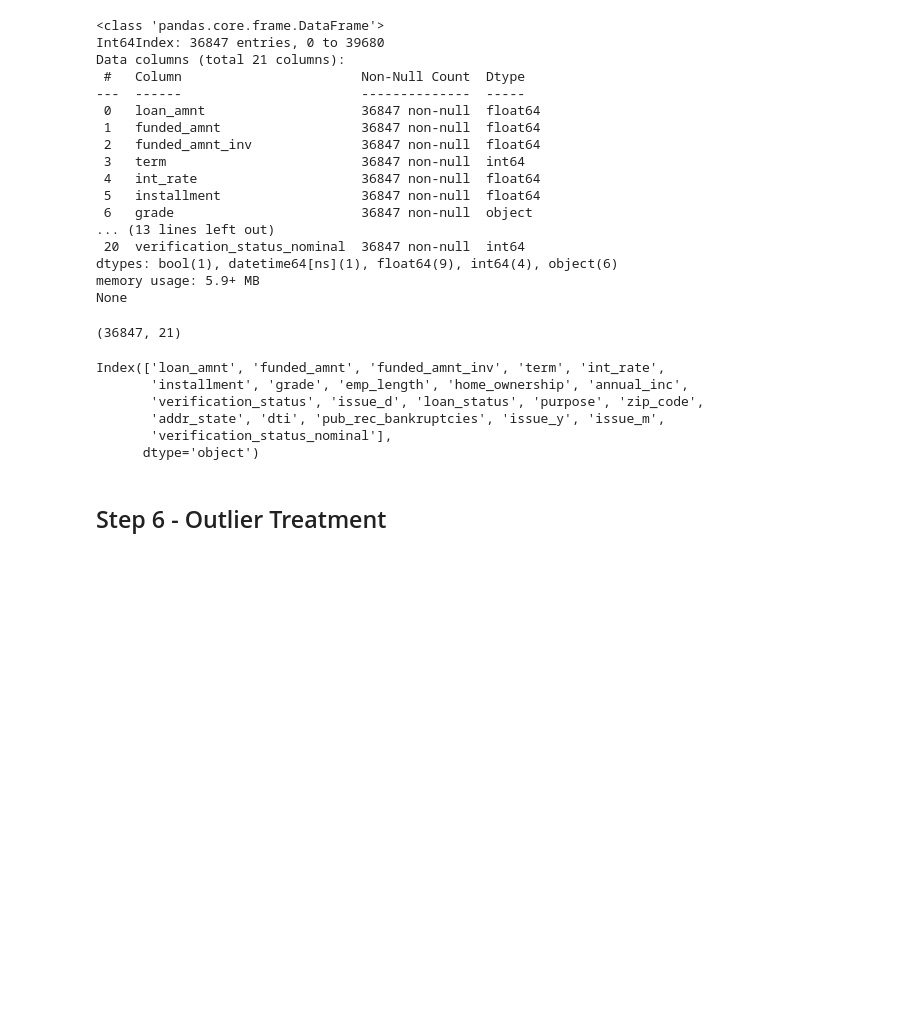
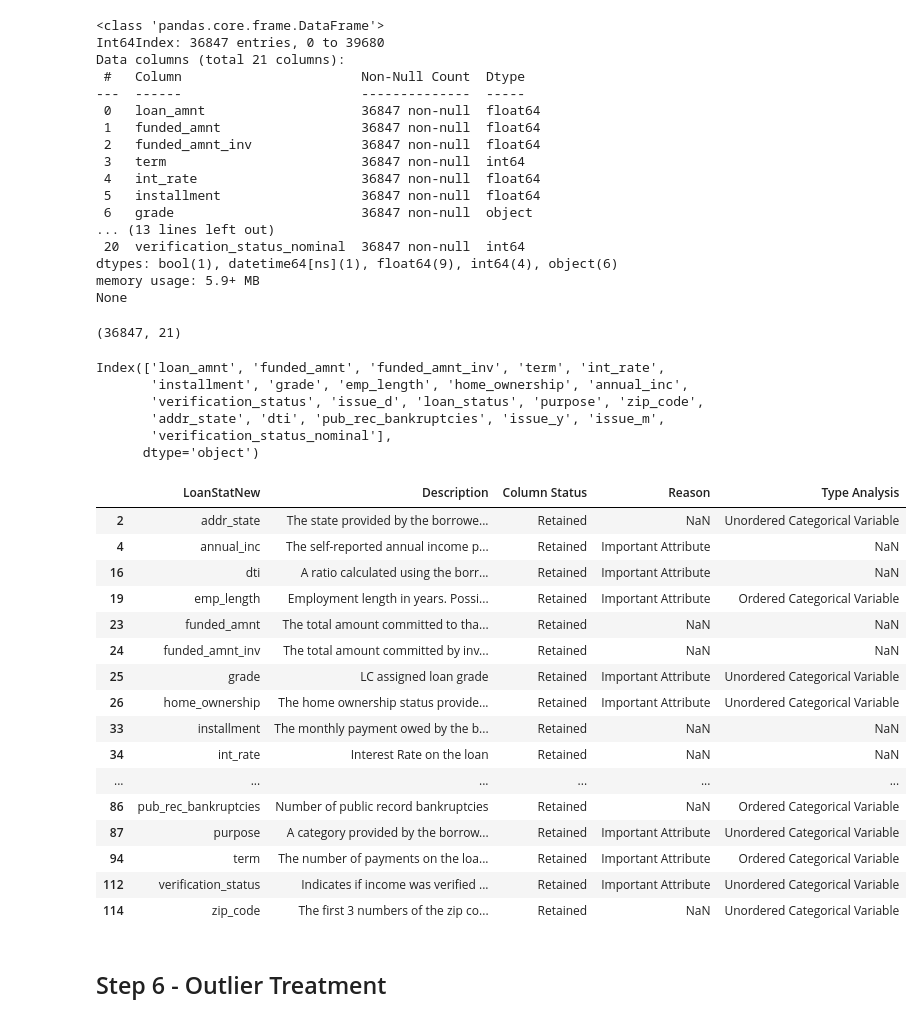
Before and after one commit to slahiri/LendingClubCaseStudy, a Jupyter notebook: Siddhartha_Lahiri.ipynb, the cells around one changed output. Cells and saved outputs as stored; diff of their text form; code cells hidden in the pictures; blank space fills up the shorter version.

```diff
--- a/Siddhartha_Lahiri.ipynb
+++ b/Siddhartha_Lahiri.ipynb
@@ -520,6 +544,27 @@ Index(['loan_amnt', 'funded_amnt', 'funded_amnt_inv', 'term', 'int_rate',
        'addr_state', 'dti', 'pub_rec_bankruptcies', 'issue_y', 'issue_m',
        'verification_status_nominal'],
       dtype='object')
+# %%
+# Displaying retained columns in the final dataset which will be used for analysis
+dict[dict['Column Status'] == "Retained"]
+# %% [output]
+|  | LoanStatNew | Description | Column Status | Reason | Type Analysis |
+| 2 | addr_state | The state provided by the borrowe... | Retained | NaN | Unordered Categorical Variable |
+| 4 | annual_inc | The self-reported annual income p... | Retained | Important Attribute | NaN |
+| 16 | dti | A ratio calculated using the borr... | Retained | Important Attribute | NaN |
+| 19 | emp_length | Employment length in years. Possi... | Retained | Important Attribute | Ordered Categorical Variable |
+| 23 | funded_amnt | The total amount committed to tha... | Retained | NaN | NaN |
+| 24 | funded_amnt_inv | The total amount committed by inv... | Retained | NaN | NaN |
+| 25 | grade | LC assigned loan grade | Retained | Important Attribute | Unordered Categorical Variable |
+| 26 | home_ownership | The home ownership status provide... | Retained | Important Attribute | Unordered Categorical Variable |
+| 33 | installment | The monthly payment owed by the b... | Retained | NaN | NaN |
+| 34 | int_rate | Interest Rate on the loan | Retained | NaN | NaN |
+| ... | ... | ... | ... | ... | ... |
+| 86 | pub_rec_bankruptcies | Number of public record bankruptcies | Retained | NaN | Ordered Categorical Variable |
+| 87 | purpose | A category provided by the borrow... | Retained | Important Attribute | Unordered Categorical Variable |
+| 94 | term | The number of payments on the loa... | Retained | Important Attribute | Ordered Categorical Variable |
+| 112 | verification_status | Indicates if income was verified ... | Retained | Important Attribute | Unordered Categorical Variable |
+| 114 | zip_code | The first 3 numbers of the zip co... | Retained | NaN | Unordered Categorical Variable |
 # %% [markdown]
 ## Step 6 - Outlier Treatment
 # %%
```
Also changed, not shown: parts of 9 cells of this notebook, 1 other file.
